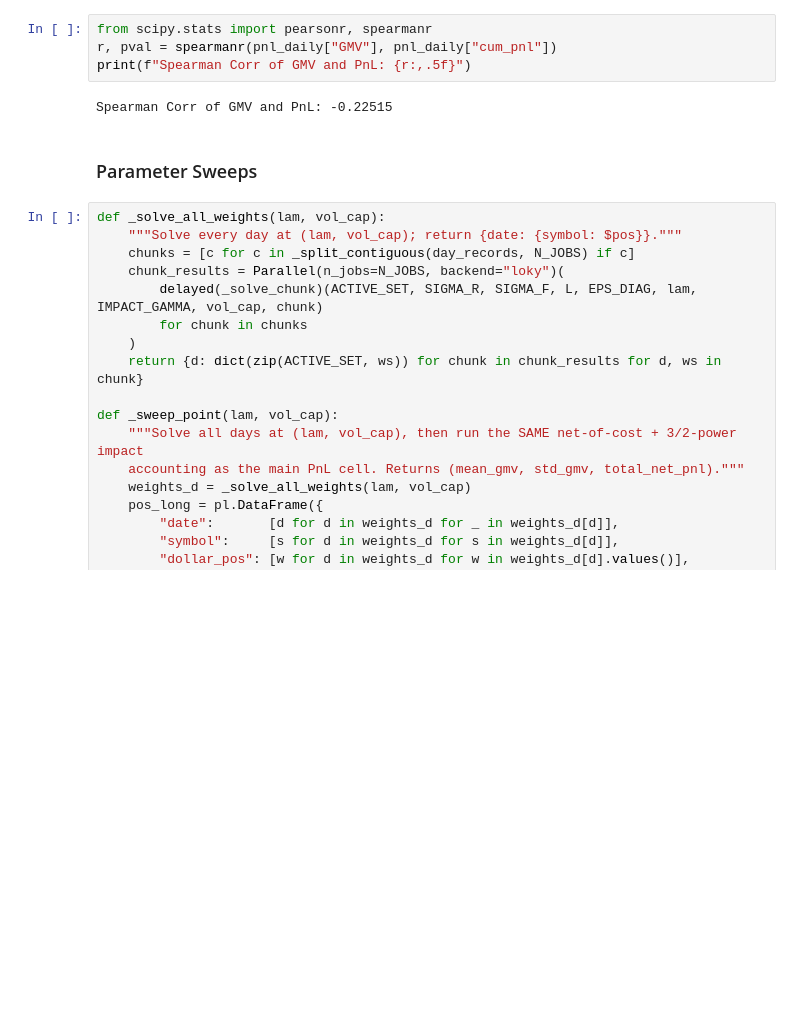
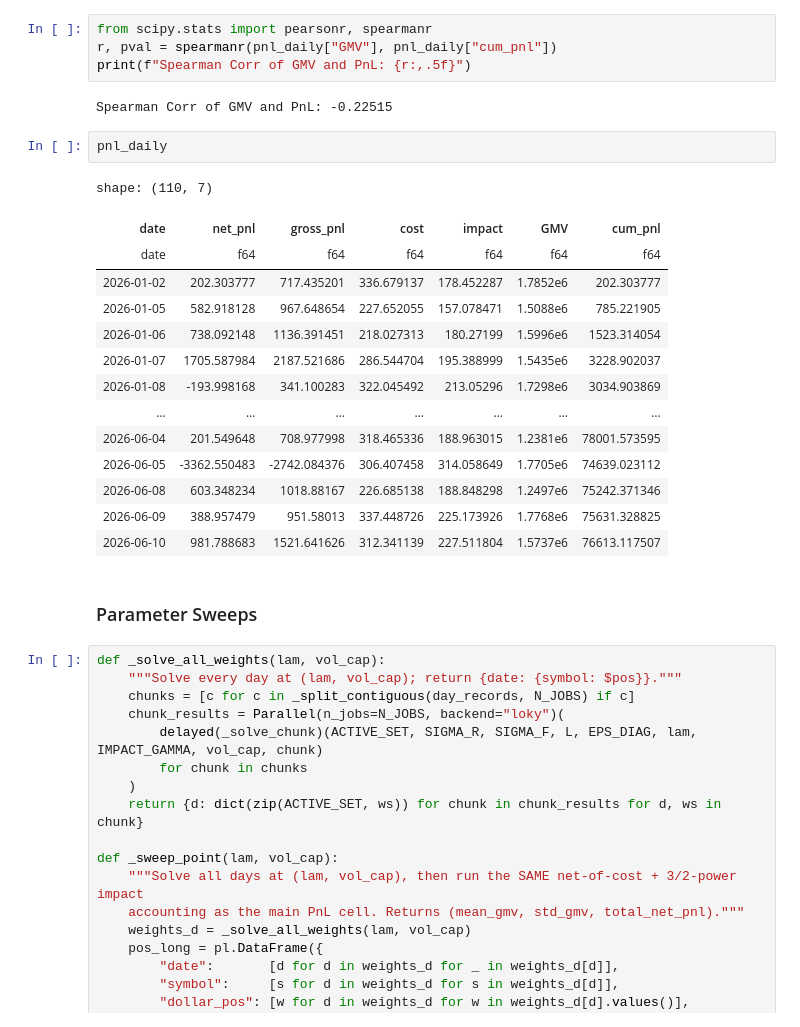
Before and after one commit to MichaelCusackNelkin/Summer_Research_2026, a Jupyter notebook: optimizer/optimal_portfolio.ipynb, the cells around one changed output. Drawn from its saved outputs; the diff is of its cells as text; blank space fills up the shorter version.

```diff
--- a/optimizer/optimal_portfolio.ipynb
+++ b/optimizer/optimal_portfolio.ipynb
@@ -743,6 +743,23 @@ r, pval = spearmanr(pnl_daily["GMV"], pnl_daily["cum_pnl"])
 print(f"Spearman Corr of GMV and PnL: {r:,.5f}")
 # %% [output]
 Spearman Corr of GMV and PnL: -0.22515
+# %%
+pnl_daily
+# %% [output]
+shape: (110, 7)
+| date | net_pnl | gross_pnl | cost | impact | GMV | cum_pnl |
+| date | f64 | f64 | f64 | f64 | f64 | f64 |
+| 2026-01-02 | 202.303777 | 717.435201 | 336.679137 | 178.452287 | 1.7852e6 | 202.303777 |
+| 2026-01-05 | 582.918128 | 967.648654 | 227.652055 | 157.078471 | 1.5088e6 | 785.221905 |
+| 2026-01-06 | 738.092148 | 1136.391451 | 218.027313 | 180.27199 | 1.5996e6 | 1523.314054 |
+| 2026-01-07 | 1705.587984 | 2187.521686 | 286.544704 | 195.388999 | 1.5435e6 | 3228.902037 |
+| 2026-01-08 | -193.998168 | 341.100283 | 322.045492 | 213.05296 | 1.7298e6 | 3034.903869 |
+| … | … | … | … | … | … | … |
+| 2026-06-04 | 201.549648 | 708.977998 | 318.465336 | 188.963015 | 1.2381e6 | 78001.573595 |
+| 2026-06-05 | -3362.550483 | -2742.084376 | 306.407458 | 314.058649 | 1.7705e6 | 74639.023112 |
+| 2026-06-08 | 603.348234 | 1018.88167 | 226.685138 | 188.848298 | 1.2497e6 | 75242.371346 |
+| 2026-06-09 | 388.957479 | 951.58013 | 337.448726 | 225.173926 | 1.7768e6 | 75631.328825 |
+| 2026-06-10 | 981.788683 | 1521.641626 | 312.341139 | 227.511804 | 1.5737e6 | 76613.117507 |
 # %% [markdown]
 ### Parameter Sweeps
 # %%
```
Also changed, not shown: 10 other files.
